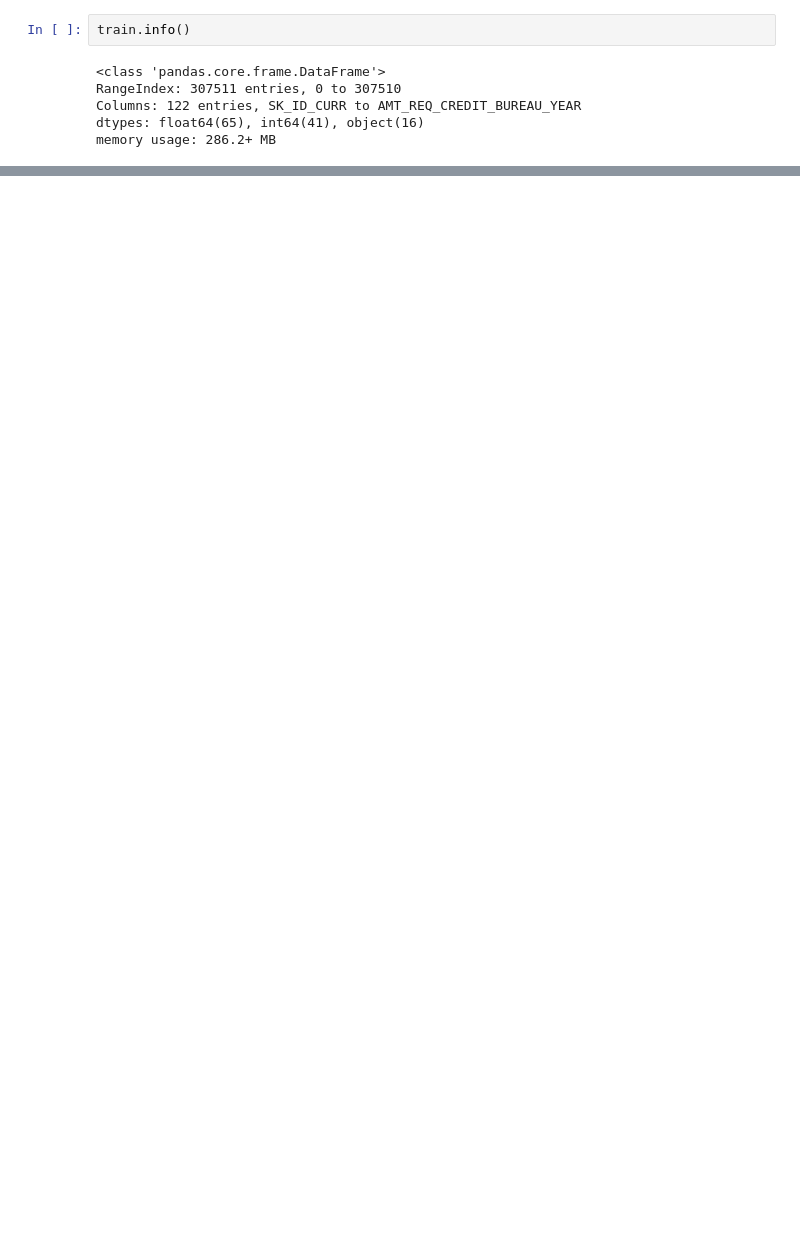
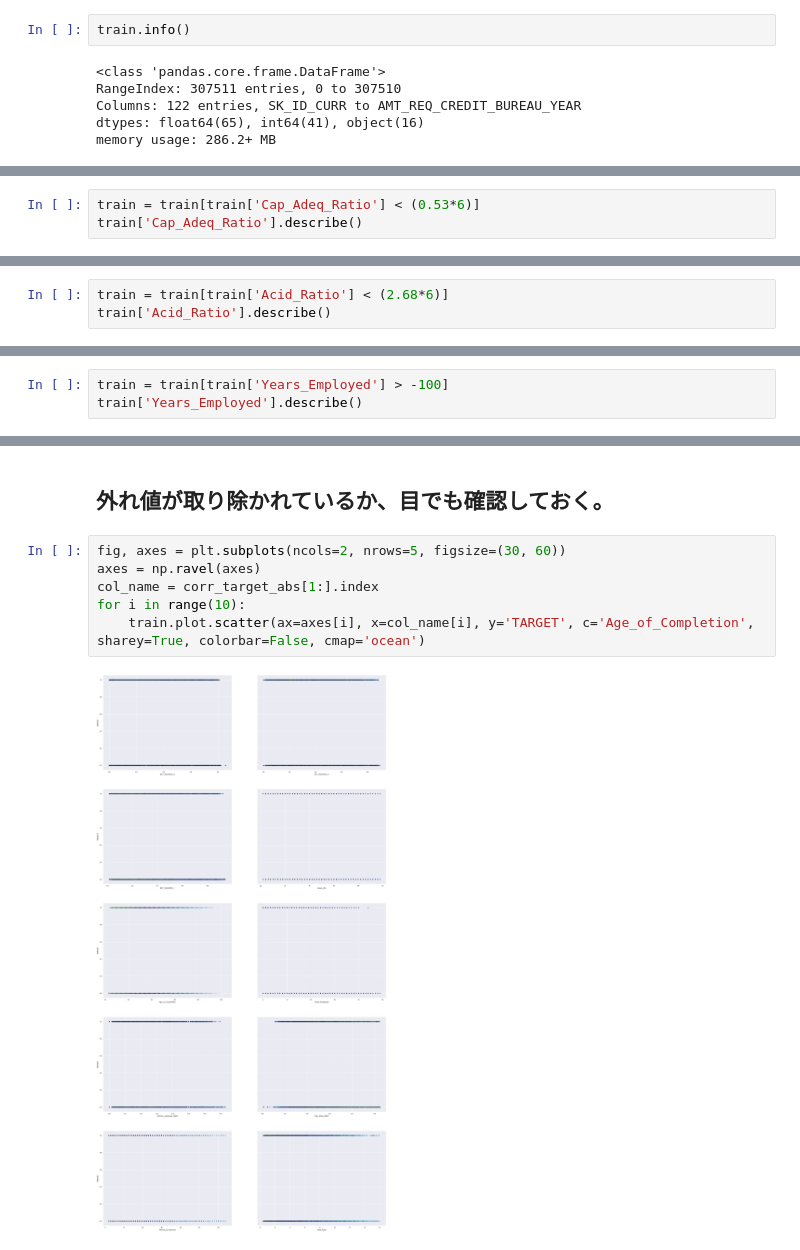
Before and after one commit to drkii/ML_From_Scratch, a Jupyter notebook: week3-EDA/EDA-6-kaggle-competition-eda.ipynb, the cells around one changed output, grey strips where cells are left out. Drawn from its saved outputs; the diff is of its cells as text; blank space fills up the shorter version.

```diff
--- a/week3-EDA/EDA-6-kaggle-competition-eda.ipynb
+++ b/week3-EDA/EDA-6-kaggle-competition-eda.ipynb
@@ -823,0 +543,3 @@ plt.grid(True)
+# %%
+train = train[train['Cap_Adeq_Ratio'] < (0.53*6)]
+train['Cap_Adeq_Ratio'].describe()
@@ -823,0 +570,3 @@ plt.grid(True)
+# %%
+train = train[train['Acid_Ratio'] < (2.68*6)]
+train['Acid_Ratio'].describe()
@@ -823,0 +597,3 @@ plt.grid(True)
+# %%
+train = train[train['Years_Employed'] > -100]
+train['Years_Employed'].describe()
@@ -823,0 +610,10 @@ plt.grid(True)
+# %% [markdown]
+## 外れ値が取り除かれているか、目でも確認しておく。
+# %%
+fig, axes = plt.subplots(ncols=2, nrows=5, figsize=(30, 60))
+axes = np.ravel(axes)
+col_name = corr_target_abs[1:].index
+for i in range(10):
+    train.plot.scatter(ax=axes[i], x=col_name[i], y='TARGET', c='Age_of_Completion', sharey=True, colorbar=False, cmap='ocean')
+# %% [output]
+[figure, added]
```
Also changed, not shown: parts of 212 cells of this notebook.
